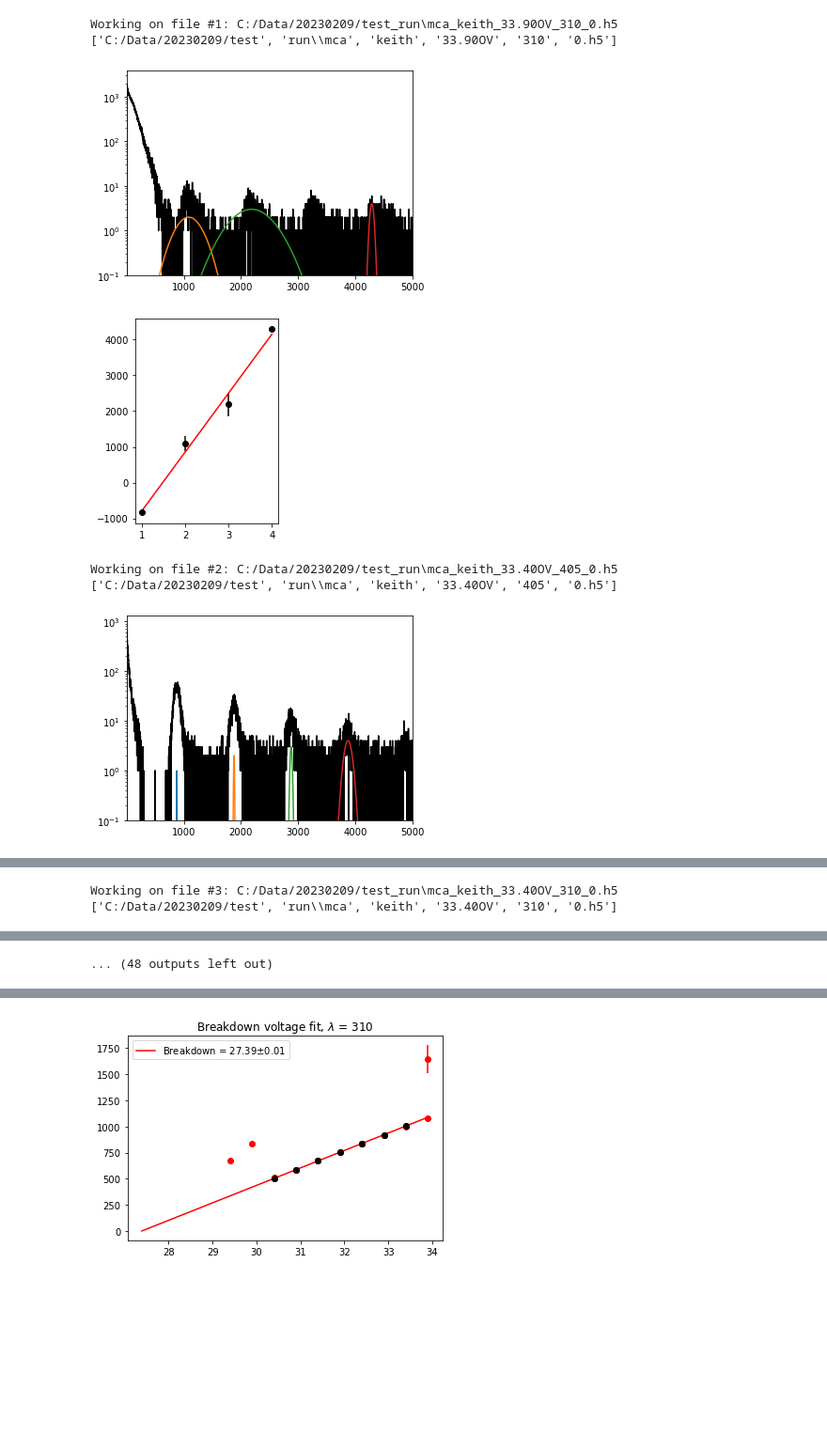
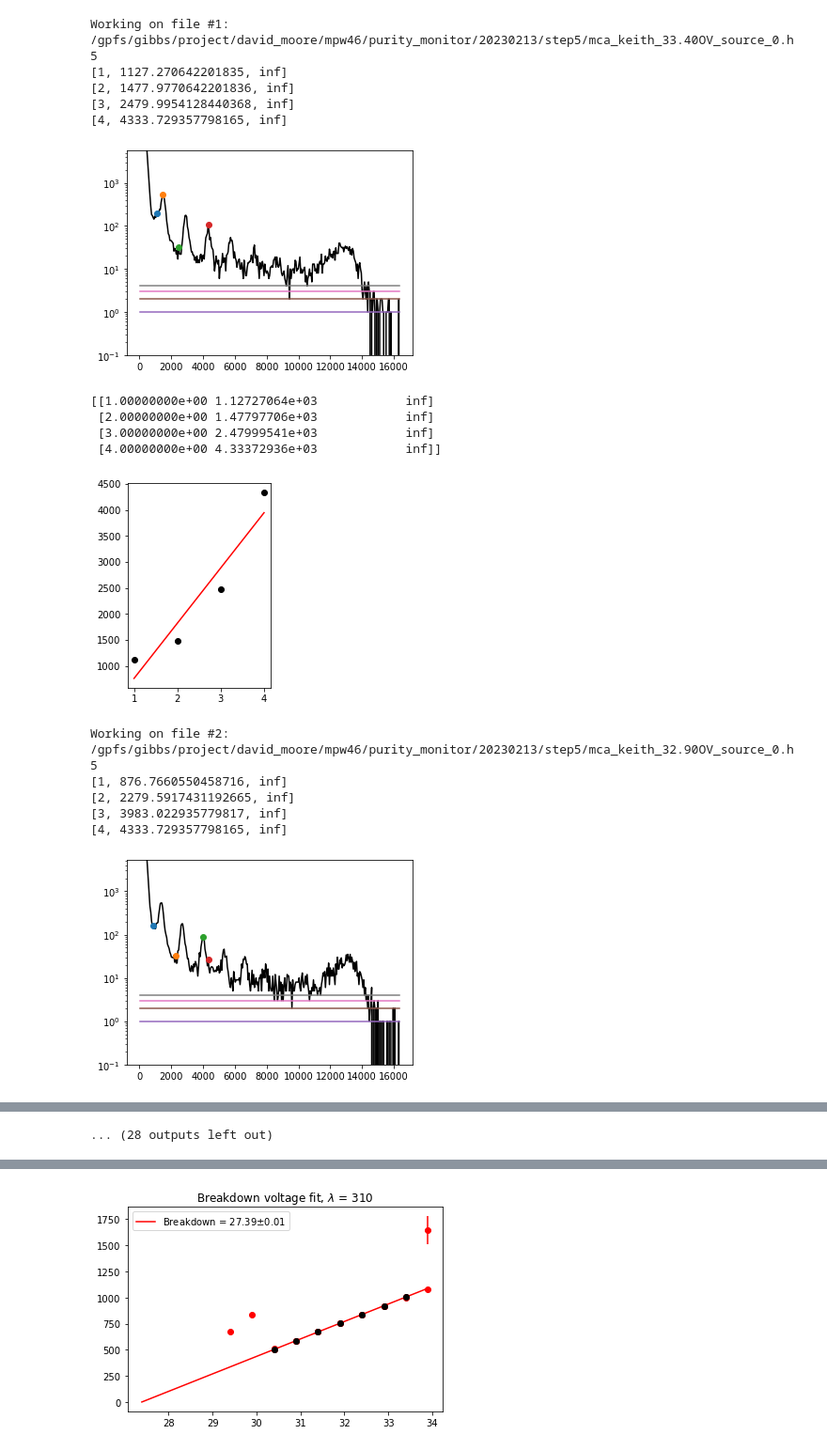
Before and after one commit to Moore-Lab/purity-monitor, a Jupyter notebook: SiPMMeasurements/SiPM_data_plots.ipynb, the cells around one changed output, grey strips where cells are left out. Shown at 94% size. Saved outputs shown, nothing was run; the diff lists cells and outputs as text; code cells hidden in the pictures; blank space fills up the shorter version.

Commit message:
struggling with peak finder

```diff
--- a/SiPMMeasurements/SiPM_data_plots.ipynb
+++ b/SiPMMeasurements/SiPM_data_plots.ipynb
@@ -6,7 +6,7 @@ from scipy.optimize import curve_fit
 import scipy.signal
 # %%
 #path = r"C:/Data/20220630/LXe_Full_E_field_-2kV_source_reposition_Gain_source_removed/"
-path = 'C:/Data/20230209/test_run/'
+path = '/gpfs/gibbs/project/david_moore/mpw46/purity_monitor/20230213/step5/'
 SRS_gain = 100 # gain on the SRS bandpass filter
 peak_threshold = 700 # upper bound of pedestal
 breakdown = 27.4 # breakdown voltage of the SiPM
@@ -28,12 +50,18 @@ def lin_fun_const(x, m):
 # %%
-def find_peaks_and_fit(x, y, max_peaks=5, min_thresh =100):
+def find_peaks_and_fit(x_data, y_data, max_peaks=5, min_thresh=10, binsize=50):
+    # rebin data to make the histogram bins less small
+    x, y = rebin_histogram(x_data, y_data, binsize)
+
     # Find the peaks in the spectrum using the find_peaks function from scipy.signal
-    peaks_index, _ = scipy.signal.find_peaks(y, threshold=5, distance=500)
+    peaks_index, _ = scipy.signal.find_peaks(y, distance=5, threshold=7)
 
     # Fit each peak with a Gaussian function using the curve_fit function from scipy
     peak_params = []
     peak_number =1 # corresponds to single photoelectron
-    for peak in peaks_index[:max_peaks]:
+    for peak in peaks_index:
+        if peak_number >= max_peaks: # stopping the loop after we have reached the max number of peaks
+            break
+#         print(peak)
         if peak < min_thresh:
             continue
 
@@ -47,7 +75,7 @@ def find_peaks_and_fit(x, y, max_peaks=5, min_thresh =100):
         try:
             params, params_covariance = curve_fit(gauss_fun, x, y, p0=initial_guess)
         except RuntimeError as r:
-            peak_params.append([peak, np.nan, np.nan, np.nan])
+            peak_params.append([peak, np.nan, np.nan])
             xx = np.linspace( x[peak] - 4*standard_deviation_guess, x[peak] + 4*standard_deviation_guess, 100 )
             plt.plot( xx, gauss_fun(xx, *initial_guess), 'b' )
             continue
@@ -55,12 +83,14 @@ def find_peaks_and_fit(x, y, max_peaks=5, min_thresh =100):
         peak_number+=1 # (goes to n*spe until it reaches max_peak)
 
     # Plot the original spectrum and the fitted Gaussian peaks
-    #plt.plot(x, y, 'o', label='Original spectrum')
+        plt.plot(x[peak], y[peak], 'o', label='peaks')
+#     plt.plot(x, y, 'o', label='Original spectrum')
     for params in peak_params:
+        print(params)
         plt.plot(x, gauss_fun(x, *params), label='Fitted peak')
     #plt.legend()
     plt.show()
-    return np.array(peak_params)
+    return np.array(peak_params), x, y
 # %%
 guess_1pe = 1100 * SRS_gain/100 - pedestal ## based on highest gain data
 guess_sig = 0.1
@@ -71,9 +101,12 @@ for i,file in enumerate(file_list):
     print("Working on file #%d: %s"%(i,file))
 
     file_parts = file.split("_")
-    print(file_parts)
+#     print(file_parts)
     file_volts = float( file_parts[-3][:-2] ) # get voltage from filename
-    file_wavelength = float(file_parts[-2]) # get wavelength from filename
+    try:
+        file_wavelength = float(file_parts[-2]) # get wavelength from filename
+    except ValueError:
+        file_wavelength = file_parts[-2] # leaving tag as a string for source data
 
 
 
@@ -82,21 +115,23 @@ for i,file in enumerate(file_list):
     for key in ch2.keys():
         mca_hist = np.array(ch2.get(key))
     bin_num = np.arange(len(mca_hist))
+    b, c = rebin_histogram(bin_num, mca_hist, 50)
 
     plt.figure(figsize=(12,4))
     plt.subplot(1,2,1)
-    plt.semilogy(bin_num, mca_hist, 'k')
+    plt.semilogy(b, c, 'k')
     plt.ylim(0.1, np.max(mca_hist)*2)
-    plt.xlim(0.1, 5000)
+#     plt.xlim(0.1, 10000)
 
     if( len(gain_vs_volts)> 0):
         guess_1pe = gain_vs_volts[-1][1] * (file_volts-breakdown)/(gain_vs_volts[-1][0]-breakdown)
 
-    pe_locs = find_peaks_and_fit(bin_num, mca_hist)
-    plt.xlim(0, guess_1pe*6)
+    pe_locs, post_bin_x, post_bin_y = find_peaks_and_fit(bin_num, mca_hist)
+#     plt.xlim(0, guess_1pe*6)
 
 
     plt.subplot(1,2,2)
+    print(pe_locs)
     plt.errorbar( pe_locs[:,0], pe_locs[:,1], yerr=pe_locs[:,2], fmt='ko' )
 
     fpts = ~np.isnan(pe_locs[:,1])
@@ -118,7 +160,17 @@ Working on file #0: C:/Data/20230209/test_run\mca_keith_33.90OV_405_0.h5
-Working on file #1: C:/Data/20230209/test_run\mca_keith_33.90OV_310_0.h5
-['C:/Data/20230209/test', 'run\\mca', 'keith', '33.90OV', '310', '0.h5']
+Working on file #1: /gpfs/gibbs/project/david_moore/mpw46/purity_monitor/20230213/step5/mca_keith_33.40OV_source_0.h5
+[1, 1127.270642201835, inf]
+[2, 1477.9770642201836, inf]
+[3, 2479.9954128440368, inf]
+[4, 4333.729357798165, inf]
-[figure, old version]
+[figure, new version]
+[[1.00000000e+00 1.12727064e+03            inf]
+ [2.00000000e+00 1.47797706e+03            inf]
+ [3.00000000e+00 2.47999541e+03            inf]
+ [4.00000000e+00 4.33372936e+03            inf]]
-[figure, old version]
+[figure, new version]
-Working on file #2: C:/Data/20230209/test_run\mca_keith_33.40OV_405_0.h5
-['C:/Data/20230209/test', 'run\\mca', 'keith', '33.40OV', '405', '0.h5']
+Working on file #2: /gpfs/gibbs/project/david_moore/mpw46/purity_monitor/20230213/step5/mca_keith_32.90OV_source_0.h5
+[1, 876.7660550458716, inf]
+[2, 2279.5917431192665, inf]
+[3, 3983.022935779817, inf]
+[4, 4333.729357798165, inf]
-[figure, old version]
+[figure, new version]
@@ -126,2 +181,0 @@ Working on file #2: C:/Data/20230209/test_run\mca_keith_33.40OV_405_0.h5
-Working on file #3: C:/Data/20230209/test_run\mca_keith_33.40OV_310_0.h5
-['C:/Data/20230209/test', 'run\\mca', 'keith', '33.40OV', '310', '0.h5']
@@ -130,4 +182,4 @@ Working on file #3: C:/Data/20230209/test_run\mca_keith_33.40OV_310_0.h5
-... (48 outputs left out)
+... (28 outputs left out)
 # %%
 print(gain_vs_volts) ## 2nd array - last value looks WAY off
 gain_vs_volts = np.array(gain_vs_volts)
```
Also changed, not shown: parts of 4 cells of this notebook.
